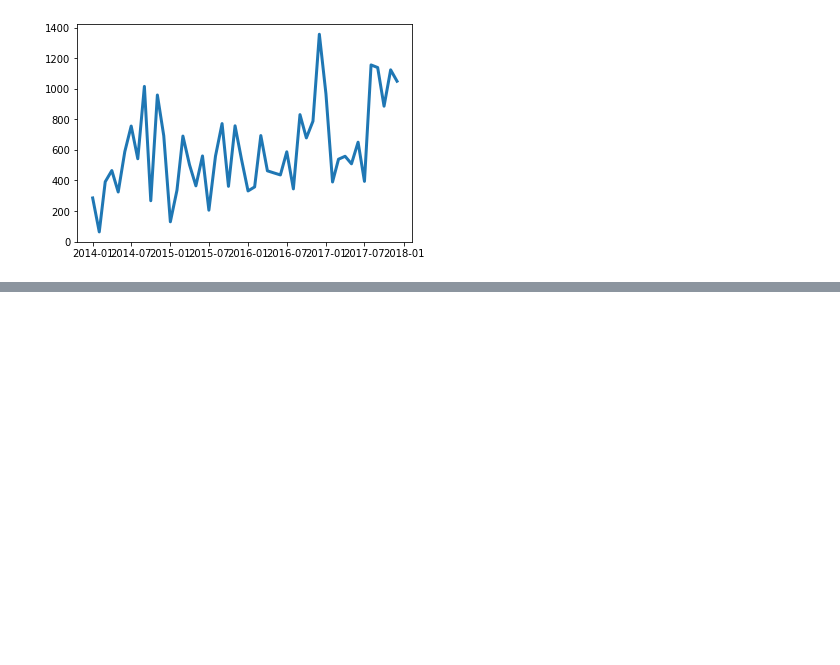
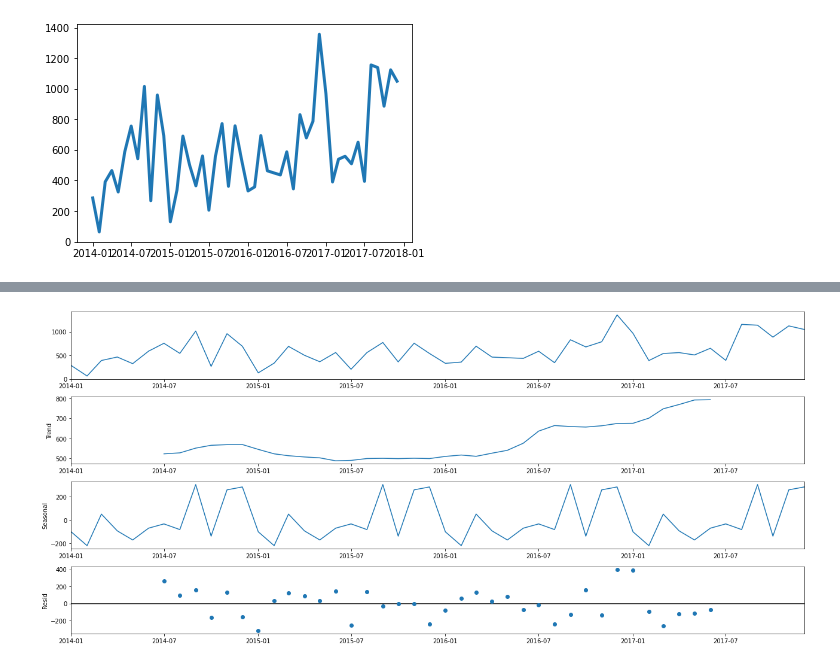
Before and after one commit to ShawnLiu119/Time-Series-SalesProj-ARIMA, a Jupyter notebook: Sales_Projection_TimeSeries.ipynb, the cells around one changed output, grey strips where cells are left out. Cells and saved outputs as stored; diff of their text form; code cells hidden in the pictures; blank space fills up the shorter version.

```diff
--- a/Sales_Projection_TimeSeries.ipynb
+++ b/Sales_Projection_TimeSeries.ipynb
@@ -147,0 +158,14 @@ df_os_date.head()
+# %%
+from pylab import rcParams #customize pyplotlib
+rcParams['figure.figsize'] = 18, 8
+
+
+#need to convert time series to specified frequency --> df.asfreq
+#https://pandas.pydata.org/docs/reference/api/pandas.DataFrame.asfreq.html
+#df_mon_os.asfreq('MS')
+
+decomposition = sm.tsa.seasonal_decompose(df_mon_os.asfreq('MS'), model='additive') #sm.tsa --> time series analysis package
+fig = decomposition.plot()
+plt.show()
+# %% [output]
+[figure, added]
```
Also changed, not shown: parts of 11 cells of this notebook.
